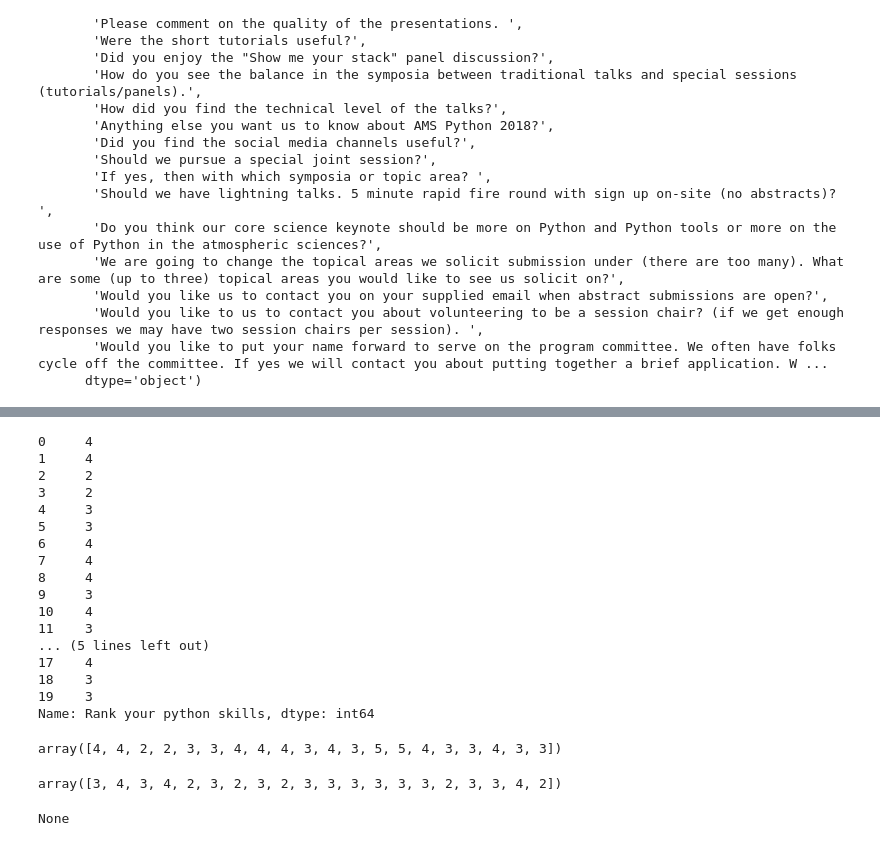
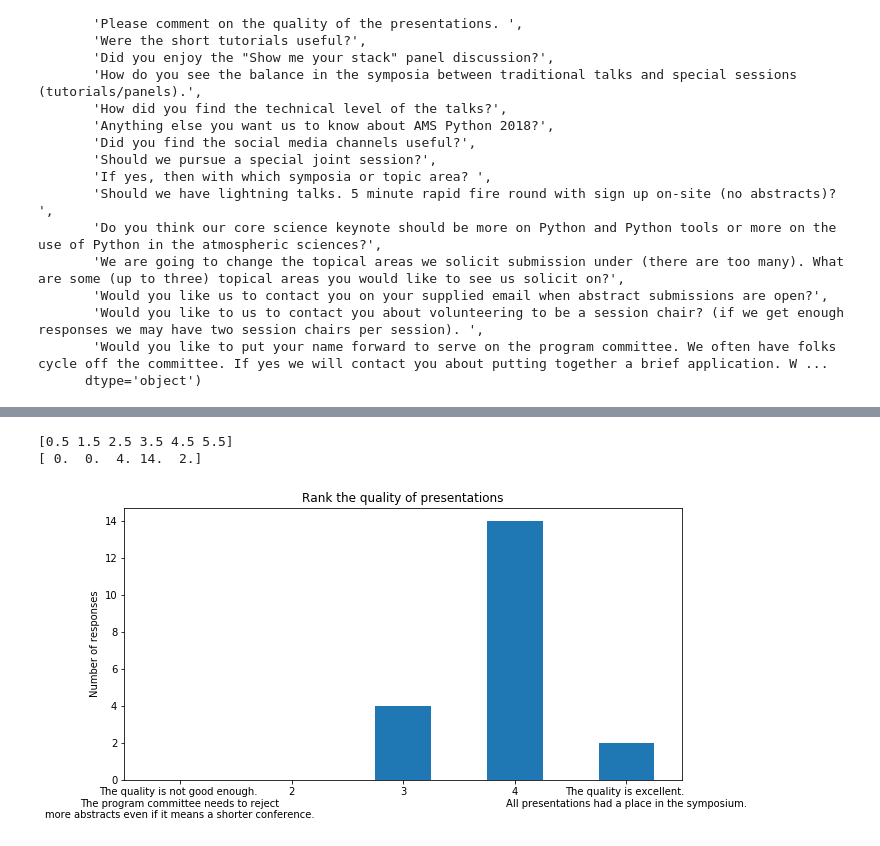
Before and after one commit to scollis/amspython_code, a Jupyter notebook: notebooks/amspython_survey_2018.ipynb, the cells around one changed output, grey strips where cells are left out. Cells and saved outputs as stored; diff of their text form; code cells hidden in the pictures.

```diff
--- a/notebooks/amspython_survey_2018.ipynb
+++ b/notebooks/amspython_survey_2018.ipynb
@@ -95,24 +83,0 @@ skills_fig, skills_ax = slider_plot(skills, left, right)
-# %%
-skills
-# %% [output]
-0     4
-1     4
-2     2
-3     2
-4     3
-5     3
-6     4
-7     4
-8     4
-9     3
-10    4
-11    3
-... (5 lines left out)
-17    4
-18    3
-19    3
-Name: Rank your python skills, dtype: int64
-# %%
-skills.values
-# %% [output]
-array([4, 4, 2, 2, 3, 3, 4, 4, 4, 3, 4, 3, 5, 5, 4, 3, 3, 4, 3, 3])
@@ -123,8 +84,15 @@ plt.hist?
-# %%
-technical.values
-# %% [output]
-array([3, 4, 3, 4, 2, 3, 2, 3, 2, 3, 3, 3, 3, 3, 3, 2, 3, 3, 4, 2])
-# %%
-print([1,2,3].append(4))
-# %% [output]
-None
+# %%
+quality = excel_obj['Please comment on the quality of the presentations. ']
+left = """The quality is not good enough.
+The program committee needs to reject
+more abstracts even if it means a shorter conference."""
+right = """The quality is excellent.
+All presentations had a place in the symposium."""
+skills_fig, skills_ax = slider_plot(quality, left, right,
+                                    title = 'Rank the quality of presentations',
+                                    ylabel = 'Number of responses')
+plt.savefig('../images/quality.png')
+# %% [output]
+[0.5 1.5 2.5 3.5 4.5 5.5]
+[ 0.  0.  4. 14.  2.]
+[figure, added]
```
Also changed, not shown: parts of 19 cells of this notebook, 9 other files.
